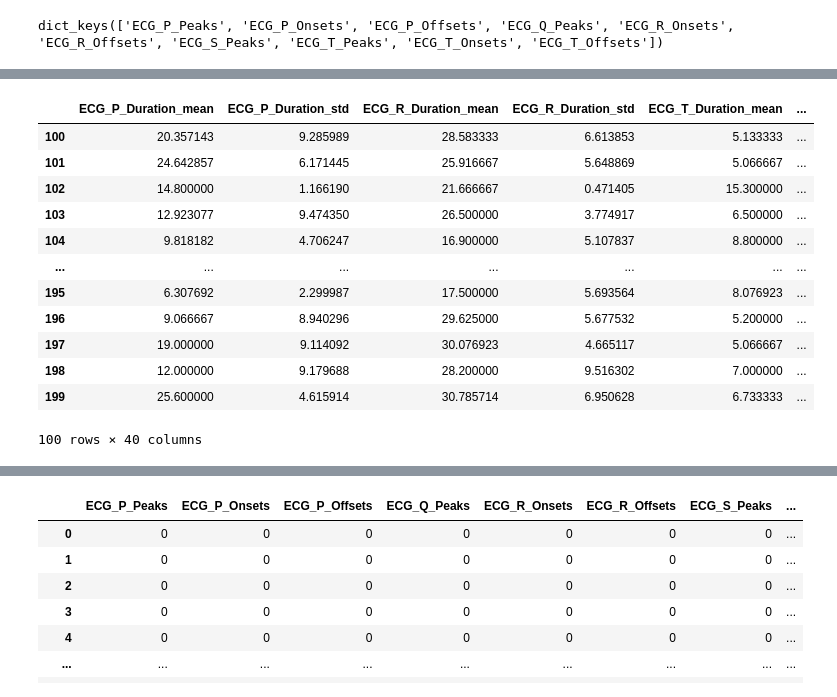
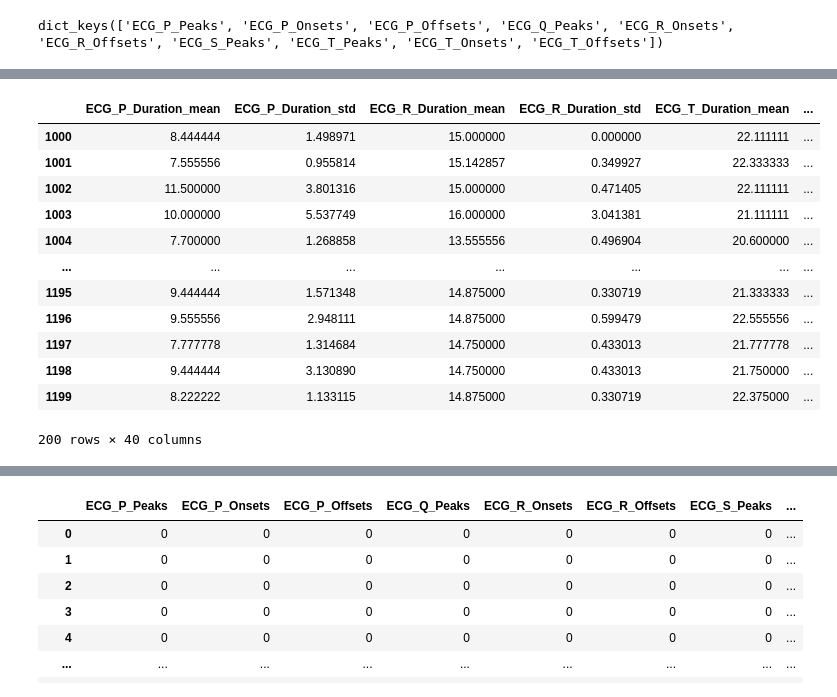
Before and after one commit to waddason/map_estimation, a Jupyter notebook: neurokit.ipynb, the cells around one changed output, grey strips where cells are left out. Cells and saved outputs as stored; diff of their text form; code cells hidden in the pictures.

```diff
--- a/neurokit.ipynb
+++ b/neurokit.ipynb
@@ -111,14 +111,14 @@ def get_waves_len(waves_peak) -> dict[str : np.float64]:
     return val_dict
 
 
-def get_peak_stat_values(ecg_signal, waves_peak):
+def get_peak_stat_values(one_ecg_as_list, waves_peak):
     val_dict = {}
     for peak, idx in waves_peak.items():
         idx = [x for x in idx if not np.isnan(x)]
         idx = np.array(idx, dtype=int)
         values = ecg_signal[idx]
         val_dict[f"{peak}_val_mean"] = values.mean()
-        val_dict[f"{peak}val_std"] = values.std()
+        val_dict[f"{peak}_val_std"] = values.std()
         # print(peak, ":", values.mean(), ",", values.std())
     return val_dict
 # %%
@@ -170,34 +170,35 @@ get_waves_len(waves_peak)
 # %%
 def extract_ecg_features(one_ecg_as_list) -> pd.Series:
     """Extract relevant features from the ecg."""
 
-    signal, waves_peak = nk.ecg_delineate(
+    _, waves_peak = nk.ecg_delineate(
         one_ecg_as_list, sampling_rate=SAMPLING_RATE
     )
-    waves_len = get_waves_len(waves_peak)
-    peak_val = get_peak_stat_values(one_ecg_as_list, waves_peak)
-    ecg_features = {**waves_len, **peak_val}
+    features = {
+        **get_waves_len(waves_peak),
+        **get_peak_stat_values(one_ecg_as_list, waves_peak),
+    }
 
-    return pd.Series(ecg_features)
+    return pd.Series(features)
 
 
 # Test
-ecg_features_df = X_df["ecg"].iloc[100:200].apply(extract_ecg_features)
+ecg_features_df = X_df["ecg"].iloc[1000:1200].apply(extract_ecg_features)
 ecg_features_df
 # %% [output]
 |  | ECG_P_Duration_mean | ECG_P_Duration_std | ECG_R_Duration_mean | ECG_R_Duration_std | ECG_T_Duration_mean | ... |
-| 100 | 20.357143 | 9.285989 | 28.583333 | 6.613853 | 5.133333 | ... |
-| 101 | 24.642857 | 6.171445 | 25.916667 | 5.648869 | 5.066667 | ... |
-| 102 | 14.800000 | 1.166190 | 21.666667 | 0.471405 | 15.300000 | ... |
-| 103 | 12.923077 | 9.474350 | 26.500000 | 3.774917 | 6.500000 | ... |
-| 104 | 9.818182 | 4.706247 | 16.900000 | 5.107837 | 8.800000 | ... |
+| 1000 | 8.444444 | 1.498971 | 15.000000 | 0.000000 | 22.111111 | ... |
+| 1001 | 7.555556 | 0.955814 | 15.142857 | 0.349927 | 22.333333 | ... |
+| 1002 | 11.500000 | 3.801316 | 15.000000 | 0.471405 | 22.111111 | ... |
+| 1003 | 10.000000 | 5.537749 | 16.000000 | 3.041381 | 21.111111 | ... |
+| 1004 | 7.700000 | 1.268858 | 13.555556 | 0.496904 | 20.600000 | ... |
 | ... | ... | ... | ... | ... | ... | ... |
-| 195 | 6.307692 | 2.299987 | 17.500000 | 5.693564 | 8.076923 | ... |
-| 196 | 9.066667 | 8.940296 | 29.625000 | 5.677532 | 5.200000 | ... |
-| 197 | 19.000000 | 9.114092 | 30.076923 | 4.665117 | 5.066667 | ... |
-| 198 | 12.000000 | 9.179688 | 28.200000 | 9.516302 | 7.000000 | ... |
-| 199 | 25.600000 | 4.615914 | 30.785714 | 6.950628 | 6.733333 | ... |
+| 1195 | 9.444444 | 1.571348 | 14.875000 | 0.330719 | 21.333333 | ... |
+| 1196 | 9.555556 | 2.948111 | 14.875000 | 0.599479 | 22.555556 | ... |
+| 1197 | 7.777778 | 1.314684 | 14.750000 | 0.433013 | 21.777778 | ... |
+| 1198 | 9.444444 | 3.130890 | 14.750000 | 0.433013 | 21.750000 | ... |
+| 1199 | 8.222222 | 1.133115 | 14.875000 | 0.330719 | 22.375000 | ... |
-100 rows × 40 columns
+200 rows × 40 columns
 # %%
 ecg_features_df.describe()
 # %% [output]
```
Also changed, not shown: parts of 14 cells of this notebook, 3 other files.
